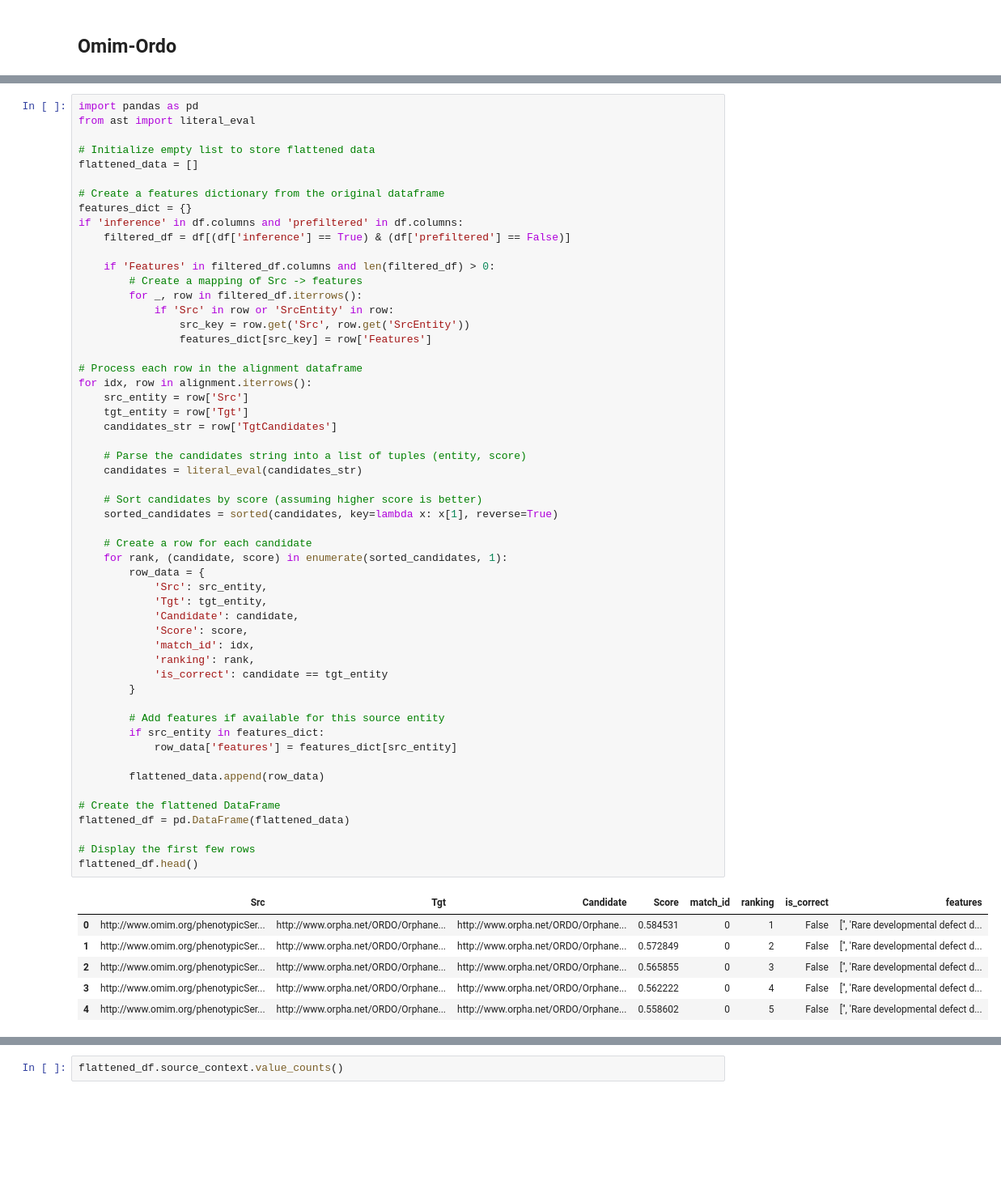
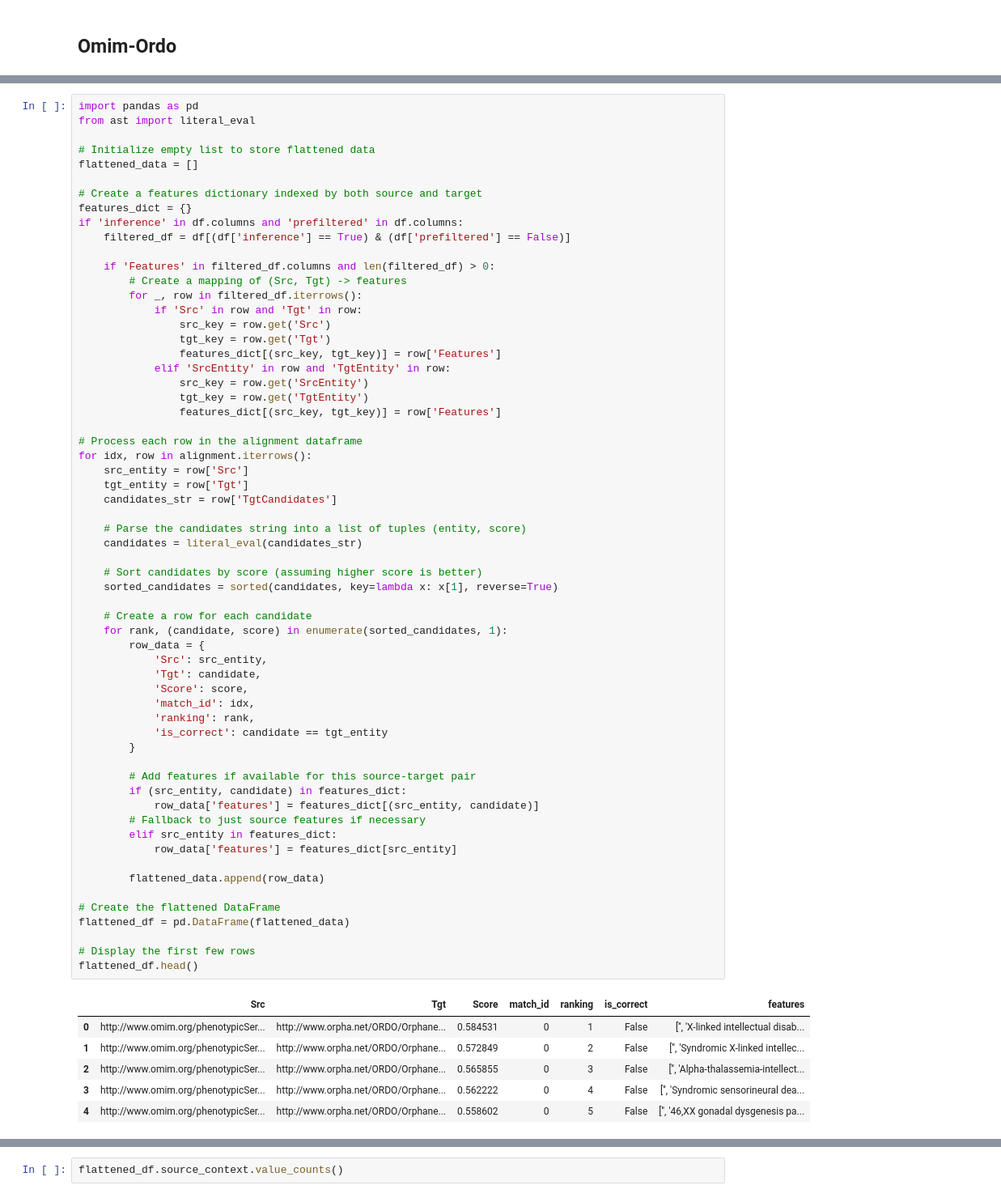
Before and after one commit to liseda-lab/Exact-OM, a Jupyter notebook: test.ipynb, the cells around one changed output, grey strips where cells are left out. Shown at 81% size. Drawn from its saved outputs; the diff is of its cells as text; blank space fills up the shorter version.

```diff
--- a/test.ipynb
+++ b/test.ipynb
@@ -809,60 +809,67 @@ from ast import literal_eval
 # Initialize empty list to store flattened data
 flattened_data = []
 
-# Create a features dictionary from the original dataframe
+# Create a features dictionary indexed by both source and target
 features_dict = {}
 if 'inference' in df.columns and 'prefiltered' in df.columns:
     filtered_df = df[(df['inference'] == True) & (df['prefiltered'] == False)]
 
     if 'Features' in filtered_df.columns and len(filtered_df) > 0:
-        # Create a mapping of Src -> features
+        # Create a mapping of (Src, Tgt) -> features
         for _, row in filtered_df.iterrows():
-            if 'Src' in row or 'SrcEntity' in row:
-                src_key = row.get('Src', row.get('SrcEntity'))
-                features_dict[src_key] = row['Features']
+            if 'Src' in row and 'Tgt' in row:
+                src_key = row.get('Src')
+                tgt_key = row.get('Tgt')
+                features_dict[(src_key, tgt_key)] = row['Features']
+            elif 'SrcEntity' in row and 'TgtEntity' in row:
+                src_key = row.get('SrcEntity')
+                tgt_key = row.get('TgtEntity')
+                features_dict[(src_key, tgt_key)] = row['Features']
 
 # Process each row in the alignment dataframe
 for idx, row in alignment.iterrows():
     src_entity = row['Src']
     tgt_entity = row['Tgt']
     candidates_str = row['TgtCandidates']
 
     # Parse the candidates string into a list of tuples (entity, score)
     candidates = literal_eval(candidates_str)
 
     # Sort candidates by score (assuming higher score is better)
     sorted_candidates = sorted(candidates, key=lambda x: x[1], reverse=True)
 
     # Create a row for each candidate
     for rank, (candidate, score) in enumerate(sorted_candidates, 1):
         row_data = {
             'Src': src_entity,
-            'Tgt': tgt_entity,
-            'Candidate': candidate,
+            'Tgt': candidate,
             'Score': score,
             'match_id': idx,
             'ranking': rank,
             'is_correct': candidate == tgt_entity
         }
 
-        # Add features if available for this source entity
-        if src_entity in features_dict:
+        # Add features if available for this source-target pair
+        if (src_entity, candidate) in features_dict:
+            row_data['features'] = features_dict[(src_entity, candidate)]
+        # Fallback to just source features if necessary
+        elif src_entity in features_dict:
             row_data['features'] = features_dict[src_entity]
 
         flattened_data.append(row_data)
 
 # Create the flattened DataFrame
 flattened_df = pd.DataFrame(flattened_data)
 
 # Display the first few rows
 flattened_df.head()
 # %% [output]
-|  | Src | Tgt | Candidate | Score | match_id | ranking | is_correct | features |
-| 0 | http://www.omim.org/phenotypicSer... | http://www.orpha.net/ORDO/Orphane... | http://www.orpha.net/ORDO/Orphane... | 0.584531 | 0 | 1 | False | ['', 'Rare developmental defect d... |
-| 1 | http://www.omim.org/phenotypicSer... | http://www.orpha.net/ORDO/Orphane... | http://www.orpha.net/ORDO/Orphane... | 0.572849 | 0 | 2 | False | ['', 'Rare developmental defect d... |
-| 2 | http://www.omim.org/phenotypicSer... | http://www.orpha.net/ORDO/Orphane... | http://www.orpha.net/ORDO/Orphane... | 0.565855 | 0 | 3 | False | ['', 'Rare developmental defect d... |
-| 3 | http://www.omim.org/phenotypicSer... | http://www.orpha.net/ORDO/Orphane... | http://www.orpha.net/ORDO/Orphane... | 0.562222 | 0 | 4 | False | ['', 'Rare developmental defect d... |
-| 4 | http://www.omim.org/phenotypicSer... | http://www.orpha.net/ORDO/Orphane... | http://www.orpha.net/ORDO/Orphane... | 0.558602 | 0 | 5 | False | ['', 'Rare developmental defect d... |
+|  | Src | Tgt | Score | match_id | ranking | is_correct | features |
+| 0 | http://www.omim.org/phenotypicSer... | http://www.orpha.net/ORDO/Orphane... | 0.584531 | 0 | 1 | False | ['', 'X-linked intellectual disab... |
+| 1 | http://www.omim.org/phenotypicSer... | http://www.orpha.net/ORDO/Orphane... | 0.572849 | 0 | 2 | False | ['', 'Syndromic X-linked intellec... |
+| 2 | http://www.omim.org/phenotypicSer... | http://www.orpha.net/ORDO/Orphane... | 0.565855 | 0 | 3 | False | ['', 'Alpha-thalassemia-intellect... |
+| 3 | http://www.omim.org/phenotypicSer... | http://www.orpha.net/ORDO/Orphane... | 0.562222 | 0 | 4 | False | ['', 'Syndromic sensorineural dea... |
+| 4 | http://www.omim.org/phenotypicSer... | http://www.orpha.net/ORDO/Orphane... | 0.558602 | 0 | 5 | False | ['', '46,XX gonadal dysgenesis pa... |
 # %%
 # remove all rows with empty features
 
```
Also changed, not shown: parts of 14 cells of this notebook.
